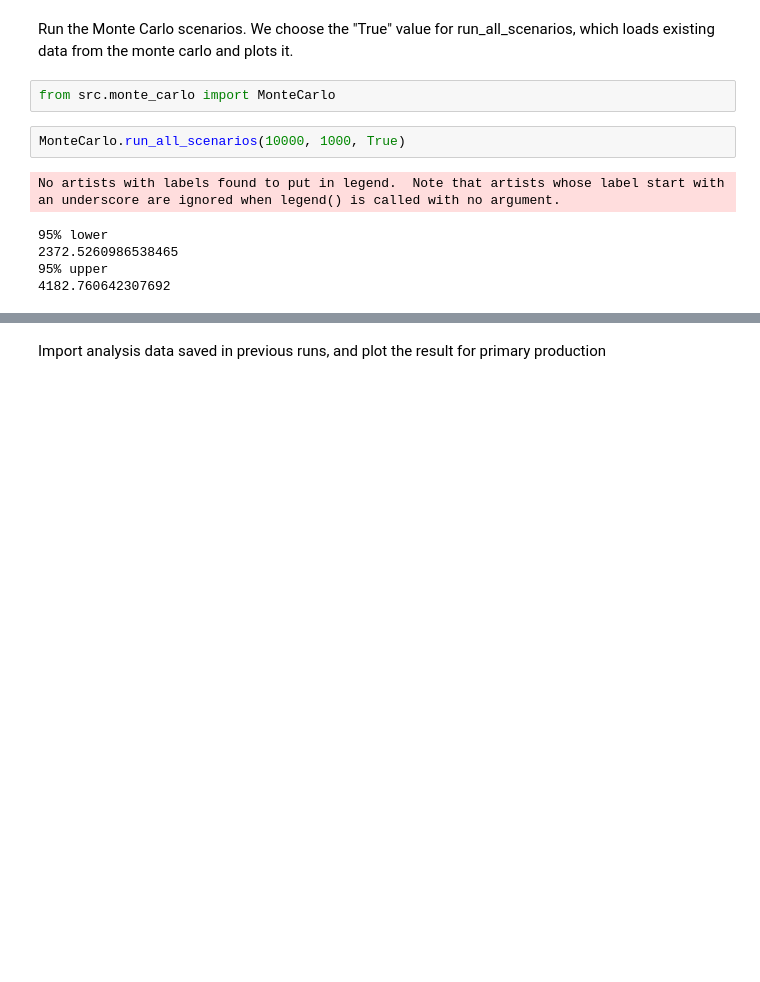
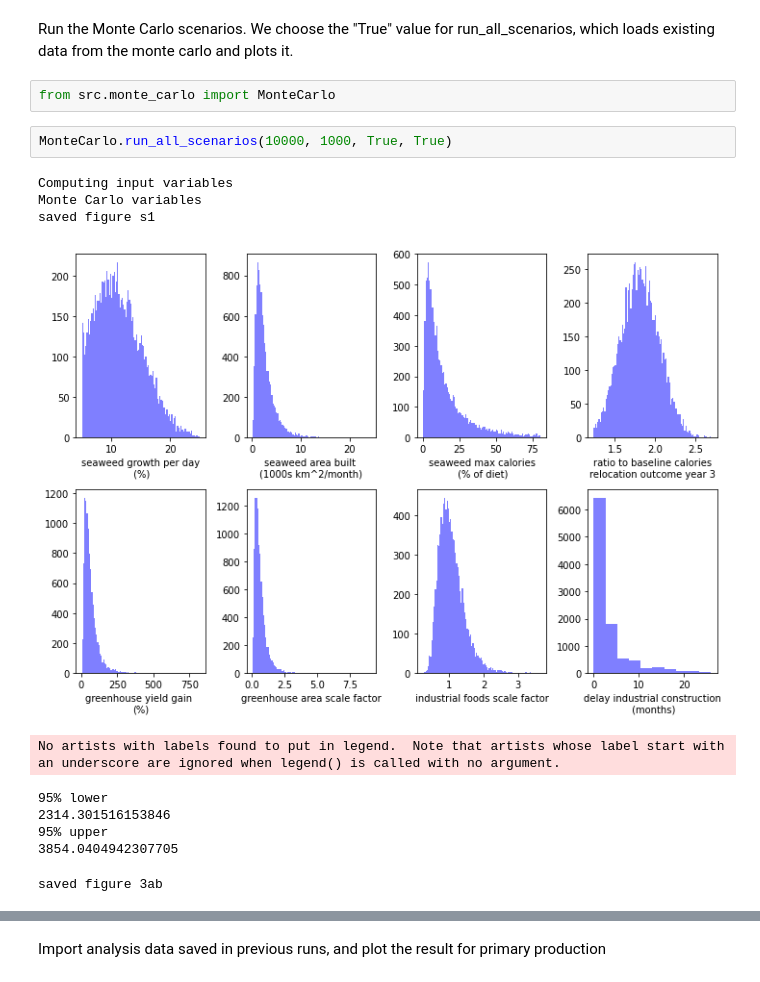
Before and after one commit to allfed/allfed-integrated-model, a Jupyter notebook: notebooks/example_optimize.ipynb, the cells around one changed output, grey strips where cells are left out. Saved outputs shown, nothing was run; the diff lists cells and outputs as text; blank space fills up the shorter version.

```diff
--- a/notebooks/example_optimize.ipynb
+++ b/notebooks/example_optimize.ipynb
@@ -83,10 +84,15 @@ Run the Monte Carlo scenarios. We choose the "True" value for run_all_scenarios,
 # %%
 from src.monte_carlo import MonteCarlo
 # %%
-MonteCarlo.run_all_scenarios(10000, 1000, True)
+MonteCarlo.run_all_scenarios(10000, 1000, True, True)
 # %% [output]
-No artists with labels found to put in legend.  Note that artists whose label start with an underscore are ignored when legend() is called with no argument.
+Computing input variables
+Monte Carlo variables
+saved figure s1
+[figure, added]
-95% lower
-2372.5260986538465
-95% upper
-4182.760642307692
+No artists with labels found to put in legend.  Note that artists whose label start with an underscore are ignored when legend() is called with no argument.
+95% lower
+2314.301516153846
+95% upper
+3854.0404942307705
+saved figure 3ab
```
Also changed, not shown: parts of 12 cells of this notebook, 49 other files.
